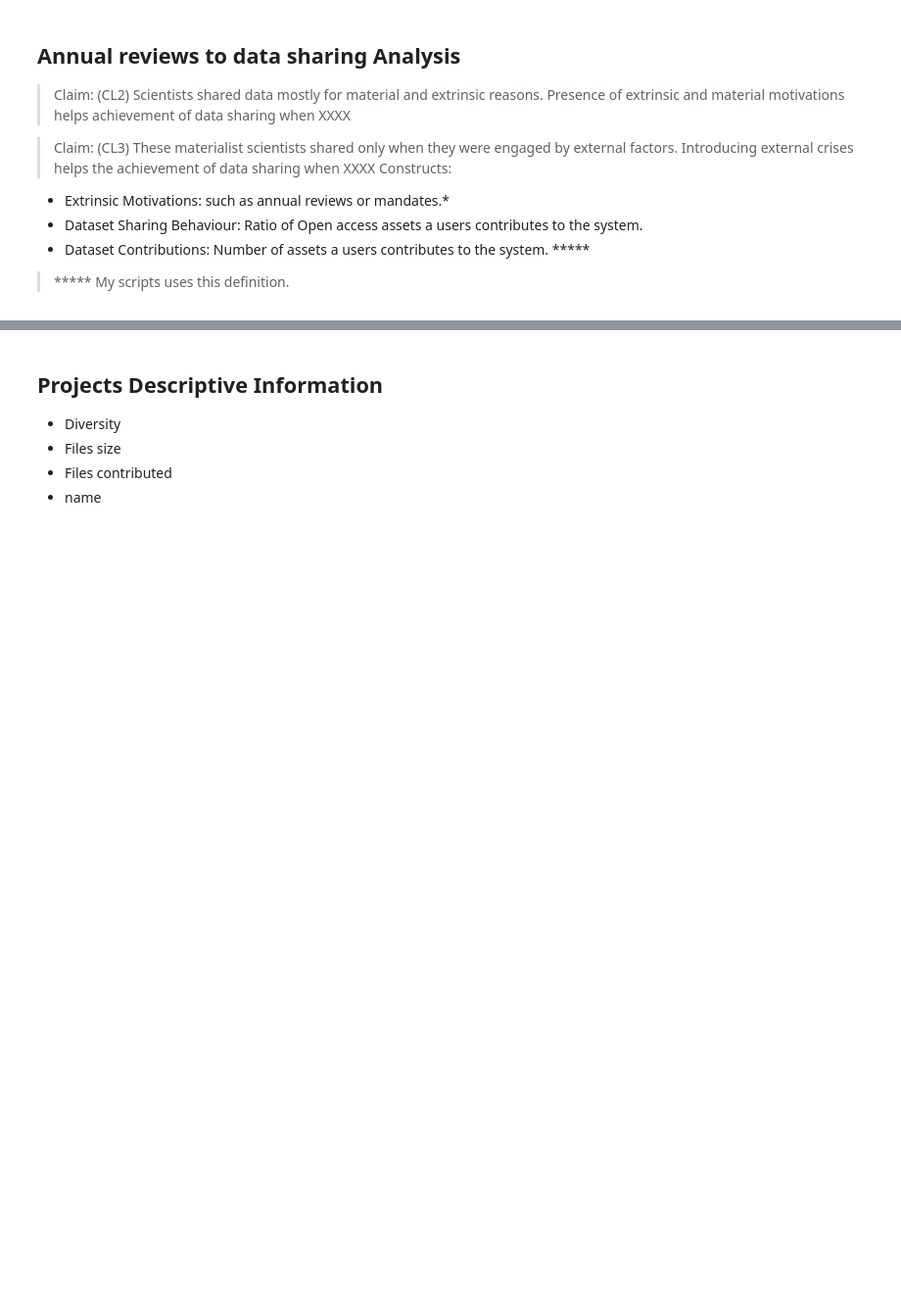
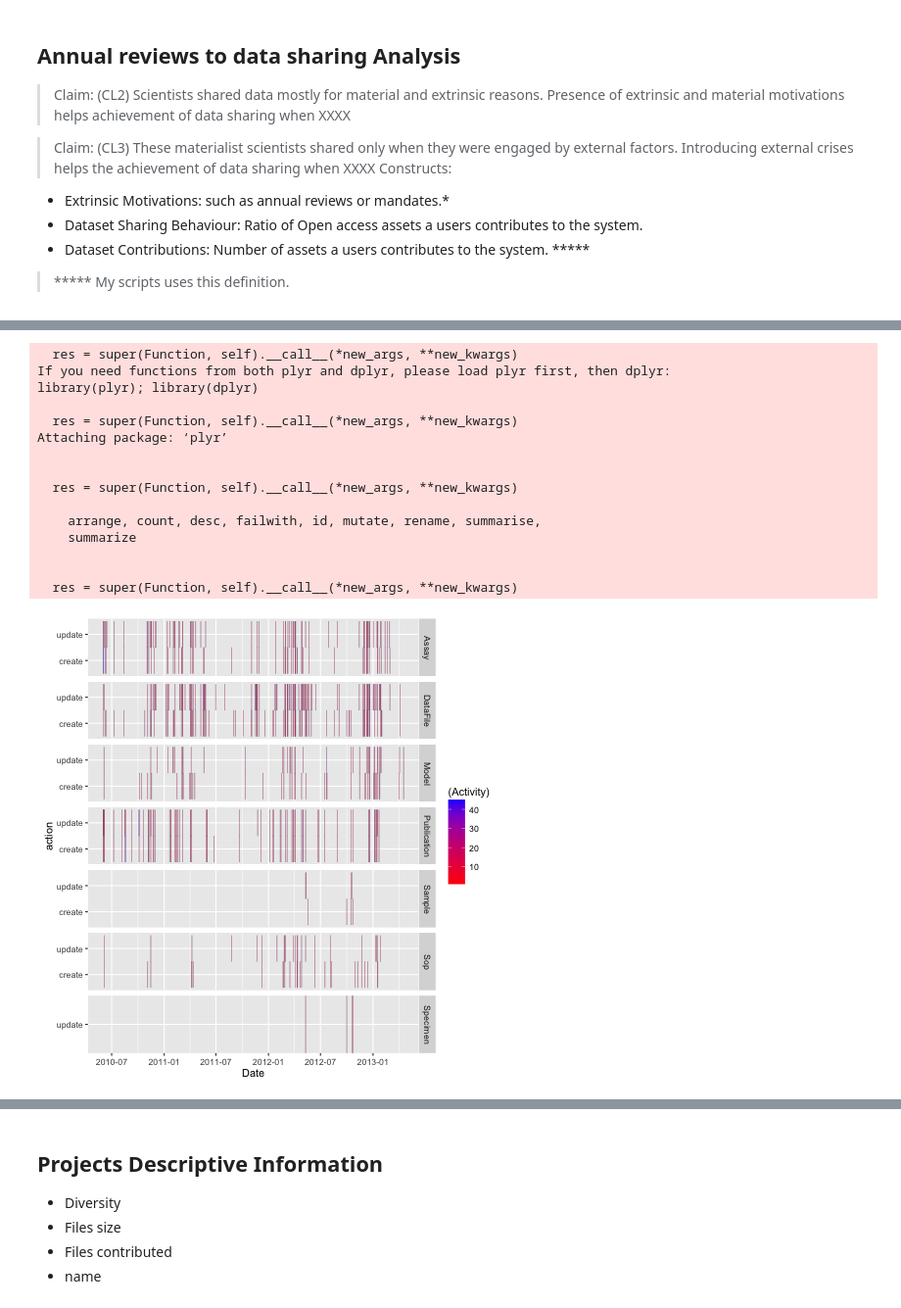
Before and after one commit to kjgarza/case_study_analysis, a Jupyter notebook: python/Main-Case-Study.ipynb, the cells around one changed output, grey strips where cells are left out. Shown at 98% size. Cells and saved outputs as stored; diff of their text form; code cells hidden in the pictures; blank space fills up the shorter version.

```diff
--- a/python/Main-Case-Study.ipynb
+++ b/python/Main-Case-Study.ipynb
@@ -163,0 +227,59 @@ getLogBy("create",239)
+# %%
+%%R -o projectLog
+projectLog<-getLogBy("create",239)
+
+library(plyr)
+graphLogs2<-function(type,xuser){
+    library(ggplot2)
+
+    ds<-getLogBy(type,xuser)
+
+    if(type == "create"){
+    # ds<-ds[!(ds$activity_loggable_type %in% c("Publication")),]
+     ds<-ds[!(ds$activity_loggable_type %in% c("Study")),]
+     ds<-ds[!(ds$activity_loggable_type %in% c("Presentation")),]
+     ds<-ds[!(ds$activity_loggable_type %in% c("Investigation")),]
+    }
+
+    ds <- as.data.table(ds)
+    setkeyv(ds, cols=c('ncreated_at',"project_name","activity_loggable_type","action"))
+    ds <- ds[, list(count=.N), by=c('ncreated_at',"project_name","activity_loggable_type","action")]
+
+    ds$Date<-ds$ncreated_at
+    ds$Asset_type<-ds$activity_loggable_type
+    ds$Activity<-ds$count
+    ds$Asset_type <- as.character(ds$Asset_type)
+#     ds$Asset_type[ds$Asset_type != "Publication"] <- "X"
+    dps_date<- as.Date("2011-06-01")
+
+    sp <- ggplot(ds, aes(x=Date, y=Activity, color=action))  + geom_bar(stat="identity") #+ geom_point()
+    sp   + geom_vline(xintercept = as.numeric(eval11), linetype=5) + geom_vline(xintercept = as.numeric(eval12), linetype=5) + geom_vline(xintercept = as.numeric(eval13) , linetype=5) + geom_vline(xintercept = as.numeric(dps_date), linetype=3)
+#     sp   + facet_grid(action ~ . )
+
+
+    sp <- ggplot(ds, aes(x=Date, y=action)) + geom_tile(aes(fill = (Activity)), colour = "steelblue") + scale_fill_gradient(low = "red",    high = "blue")
+     sp + facet_grid(Asset_type ~ . , scales="free_y")
+
+
+#     ds.s <- ddply(ds, .(Date), transform, rescale = scale(Activity))
+#     last_plot() %+% ds.s
+}
+
+graphLogs2("create",239)
+# %% [output]
+  res = super(Function, self).__call__(*new_args, **new_kwargs)
+If you need functions from both plyr and dplyr, please load plyr first, then dplyr:
+library(plyr); library(dplyr)
+
+  res = super(Function, self).__call__(*new_args, **new_kwargs)
+Attaching package: ‘plyr’
+
+
+  res = super(Function, self).__call__(*new_args, **new_kwargs)
+
+    arrange, count, desc, failwith, id, mutate, rename, summarise,
+    summarize
+
+
+  res = super(Function, self).__call__(*new_args, **new_kwargs)
+[figure, added]
```
Also changed, not shown: parts of 10 cells of this notebook, 7 other files.
